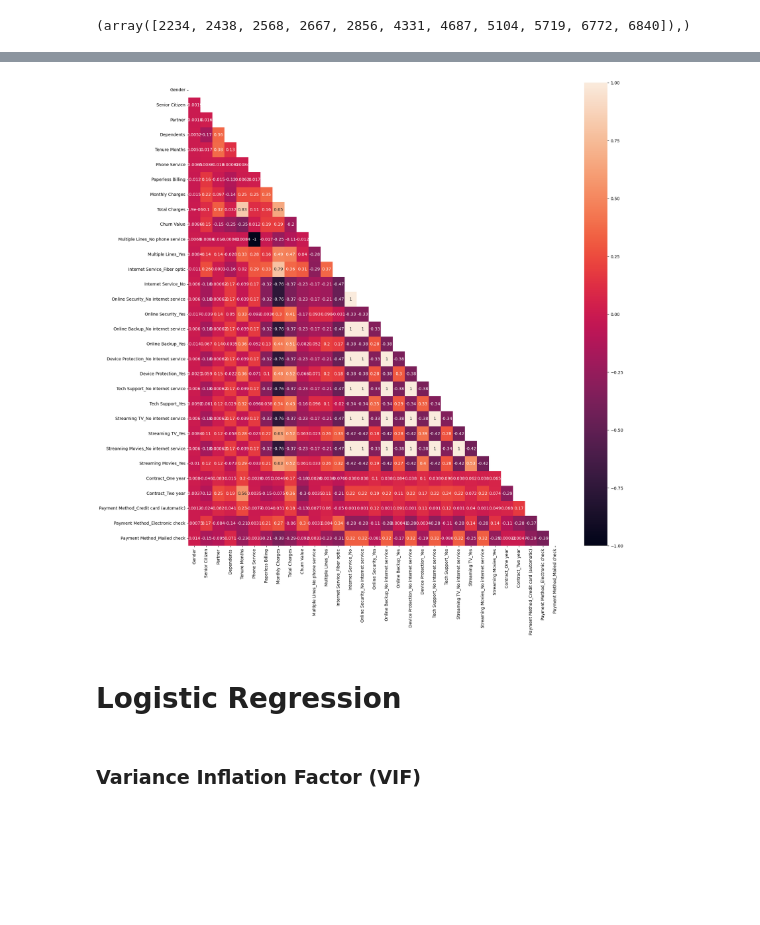
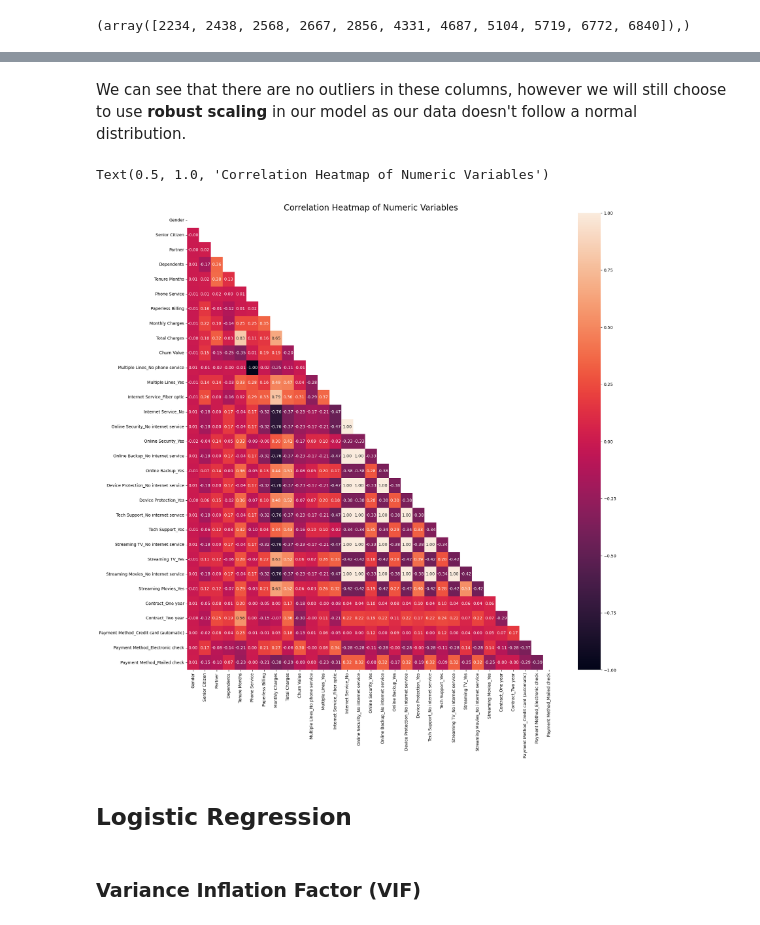
Before and after one commit to izzybenson03/SWAN-project, a Jupyter notebook: Swan Project Final.ipynb, the cells around one changed output, grey strips where cells are left out. Cells and saved outputs as stored; diff of their text form; code cells hidden in the pictures; blank space fills up the shorter version.

```diff
--- a/Swan Project Final.ipynb
+++ b/Swan Project Final.ipynb
@@ -37,7 +37,7 @@ import seaborn as sns
 import matplotlib.pyplot as plt
 # %%
 # Read the csv file into a DataFrame
-df = pd.read_csv('./SWAN project data.csv')
+df = pd.read_csv('1 - Project Data.csv')
 
 # Get an overview of the dataframe
 df.head(3)
@@ -127,6 +173,11 @@ def feature_engineering(df):
     # Filling empty strings with median value in 'Total Charges' column
     df_local['Total Charges'] = df_local['Total Charges'].replace(' ',1397.475).astype('float')
 
+    # Adding in a Robust Scaler
+    rob = RobustScaler()
+    rob_features = ['Monthly Charges','Total Charges','Tenure Months']
+    df_local[rob_features] = rob.fit_transform(df_local[rob_features])
+
     # Dropping columns, which won't be needed in the model
     df_local = df_local.drop(columns = ['CustomerID','Count', 'Country','State','City','Zip Code', 'Lat Long', 'Latitude', 'Longitude', 'Churn Label','Churn Reason'])
     return df_local
@@ -167,15 +252,22 @@ dtype: object
+# %% [markdown]
+We can see that there are no outliers in these columns, however we will still choose to use **robust scaling** in our model as our data doesn't follow a normal distribution.
 # %%
 # Correlation heatmap of all features in df_fe
 plt.figure(figsize=(20, 20))
 sns.heatmap(df_fe.corr(numeric_only = True),
            mask = np.triu(df_fe.corr(numeric_only = True)),
            annot = True,
+           fmt = '.2f', # Specify decimal places
            vmin = -1,
            vmax = 1);
+
+# Adding title and labels
+plt.title('Correlation Heatmap of Numeric Variables', weight='medium', size=20)
 # %% [output]
+Text(0.5, 1.0, 'Correlation Heatmap of Numeric Variables')
-[figure, old version]
+[figure, new version]
 # %% [markdown]
-# Logistic Regression <a id="4"></a>
+## Logistic Regression <a id="4"></a>
 # %% [markdown]
 ### Variance Inflation Factor (VIF)
 # %% [markdown]
```
Also changed, not shown: parts of 44 cells of this notebook.
